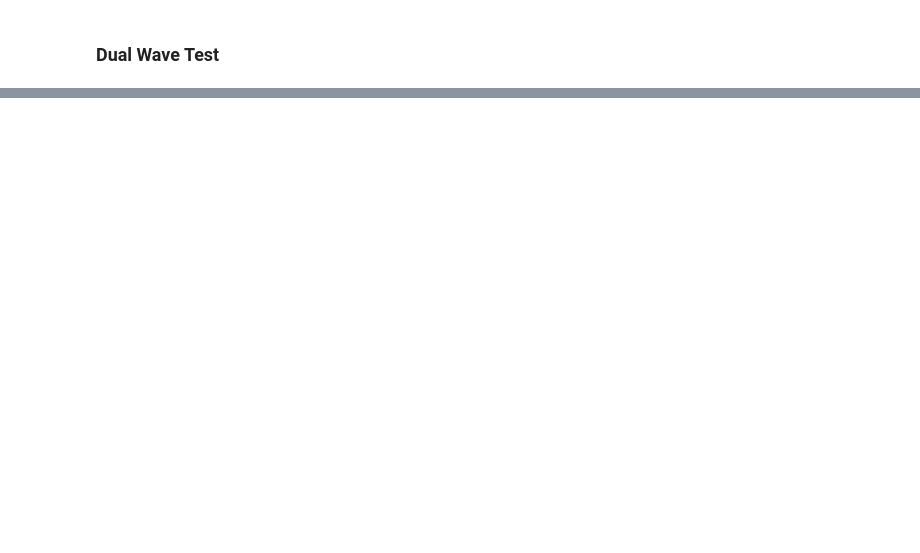
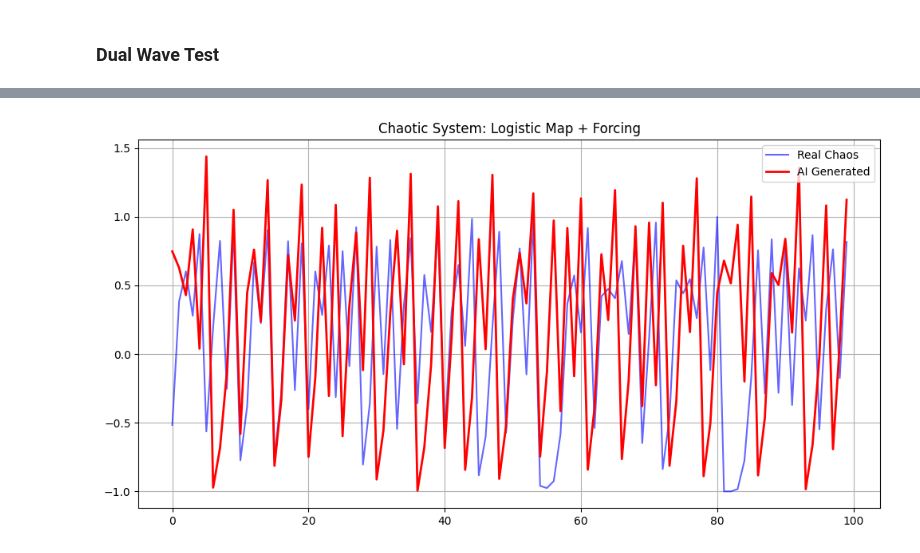
Before and after one commit to Algio-Nightly/MewralNet-NeuralNet-from-scratch, a Jupyter notebook: newral-net.ipynb, the cells around one changed output, grey strips where cells are left out. Saved outputs shown, nothing was run; the diff lists cells and outputs as text; code cells hidden in the pictures; blank space fills up the shorter version.

```diff
--- a/newral-net.ipynb
+++ b/newral-net.ipynb
@@ -236,0 +291,69 @@ Taking the Exam...
+# %%
+# --- 3. Prepare Chaos Data ---
+print("Generating Chaotic Signal...")
+T_train = 500
+T_test = 200
+
+# Generate a long sequence
+full_signal = generate_signal(T=T_train + T_test, x0=0.2)
+
+# Normalize data to range [-1, 1] for Tanh preference (optional but helps)
+# The signal is naturally [0, 1], so we center it.
+full_signal = (full_signal - 0.5) * 2
+
+# Split into inputs and targets (Next-Token Prediction)
+inputs = full_signal[:-1].reshape(-1, 1)
+targets = full_signal[1:].reshape(-1, 1)
+
+train_inputs = inputs[:T_train]
+train_targets = targets[:T_train]
+
+# --- 4. Train ---
+# Hidden size bumped to 64 for Chaos
+rnn = RecurrentMewralNet(input_size=1, hidden_size=64, output_size=1)
+
+print(f"Training on {T_train} steps of Chaos...")
+loss_history = []
+for i in range(6001):
+    # Lower learning rate for Chaos (0.001) is safer
+    loss = rnn.BPTT(train_inputs, train_targets, learning_rate=0.003)
+    loss_history.append(loss)
+
+    if i % 1000 == 0:
+        print(f"Epoch {i}: Loss = {loss:.5f}")
+
+# --- 5. Blindfold Test ---
+print("\nRunning Chaotic Blindfold Test...")
+# Start testing from the end of training data
+seed_value = train_inputs[-1] # The last known point
+current_input = seed_value.reshape(1, 1)
+last_hidden_state = None
+
+generated_sequence = []
+
+# Try to generate the Test Sequence
+test_length = 100
+for _ in range(test_length):
+    pred, h_dict = rnn.forward(current_input, hidden_state=last_hidden_state)
+
+    last_hidden_state = h_dict[0]
+    next_val = pred[-1].item()
+    generated_sequence.append(next_val)
+    current_input = np.array([[next_val]])
+
+# --- 6. Plotting ---
+plt.figure(figsize=(12, 6))
+
+# Plot the real future (The Target)
+# We take the actual data from the test region
+real_future = full_signal[T_train : T_train + test_length]
+plt.plot(range(test_length), real_future, label='Real Chaos', color='blue', alpha=0.6)
+
+# Plot the AI prediction
+plt.plot(range(test_length), generated_sequence, label='AI Generated', color='red', linewidth=2)
+
+plt.title('Chaotic System: Logistic Map + Forcing')
+plt.legend()
+plt.grid(True)
+plt.show()
+# %% [output]
@@ -236,0 +371 @@ Taking the Exam...
+[figure, added]
```
Also changed, not shown: parts of 8 cells of this notebook, 4 other files.
